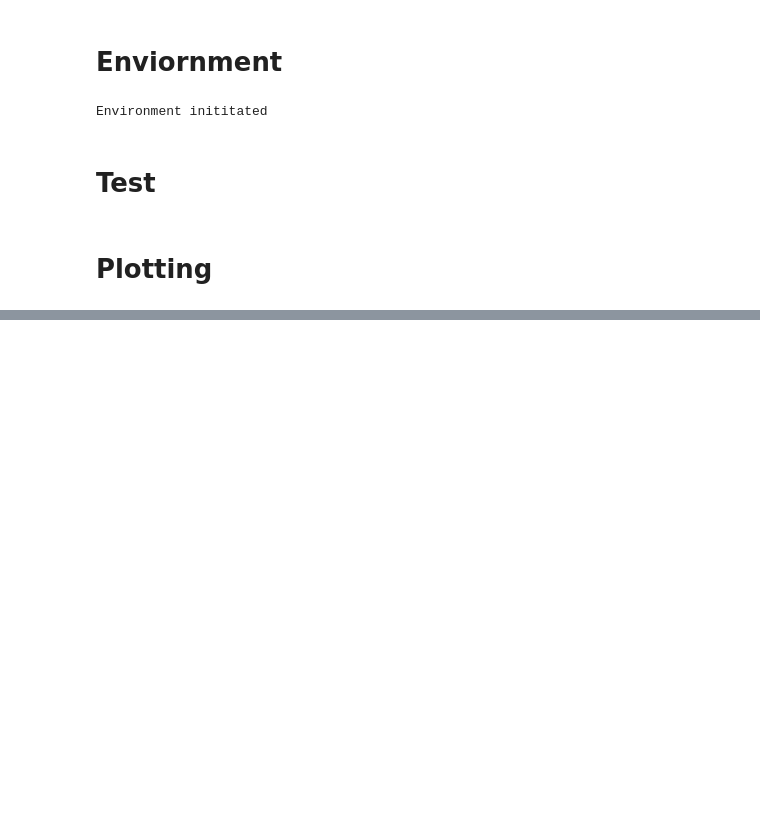
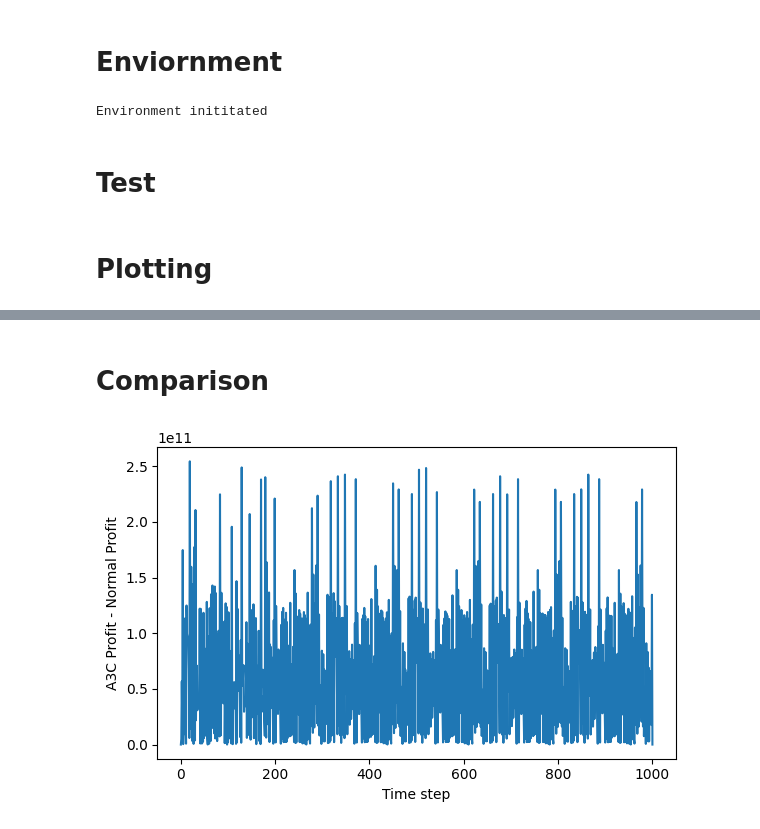
Before and after one commit to BlackDChase/Profit-Optimizer-A3C, a Jupyter notebook: modules/Trial Notebook.ipynb, the cells around one changed output, grey strips where cells are left out. Drawn from its saved outputs; the diff is of its cells as text; code cells hidden in the pictures; blank space fills up the shorter version.

```diff
--- a/modules/Trial Notebook.ipynb
+++ b/modules/Trial Notebook.ipynb
@@ -34,13 +35,15 @@ Hyperparameters
 stateSize = 13
 log.info(f"stateSize = {stateSize}")
 keywords={
-        "n":3,
-        "e":25,
-        "t":15,
-        "a":3,
+        "n":6,
+        "e":400,
+        "t":30,
+        "a":5,
+        "s":1000,
         "d":False,
-        "alr":1e-1,
-        "clr":1e-1,
+        "alr":1e-3,
+        "clr":1e-3,
+        "p":"../Saved_model/2021-05-03-01-07 -O/6_400_30_5_0.001_0.001_"
     }
 stateSize = 13
 log.info(f"stateSize = {stateSize}")
@@ -143,0 +183,11 @@ plt.show()
+# %% [markdown]
+# Comparison
+# %%
+fig,ax = plt.subplots(dpi=100)
+ax.set_xlabel(f"Time step")
+ax.plot(diff)
+ax.set_ylabel(f"A3C Profit - Normal Profit")
+fig.tight_layout()
+plt.show()
+# %% [output]
+[figure, added]
```
Also changed, not shown: parts of 9 cells of this notebook, 7 other files.
